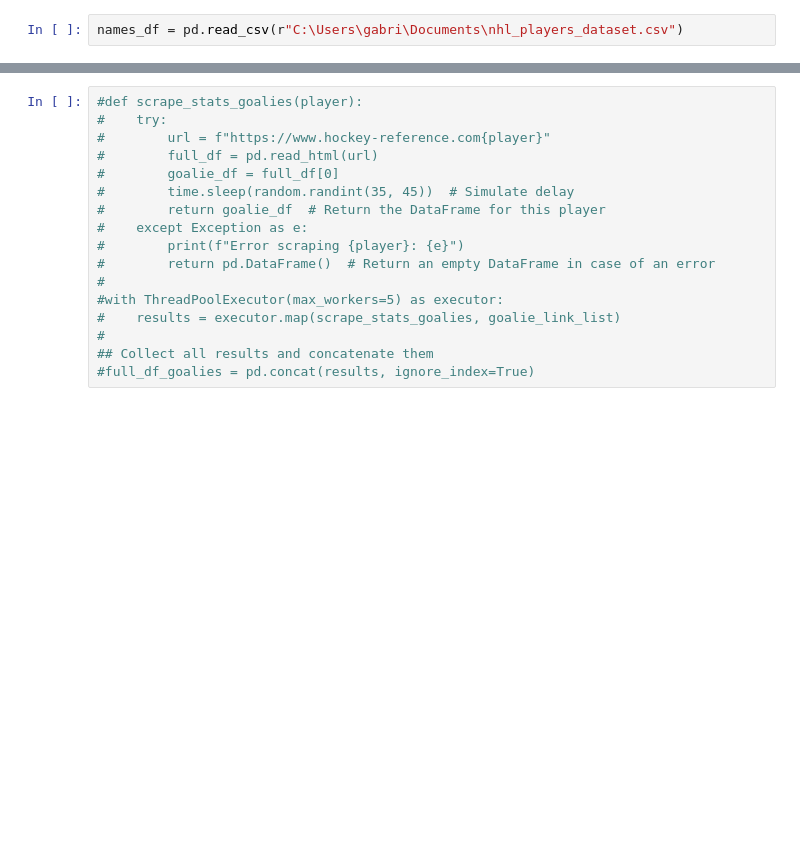
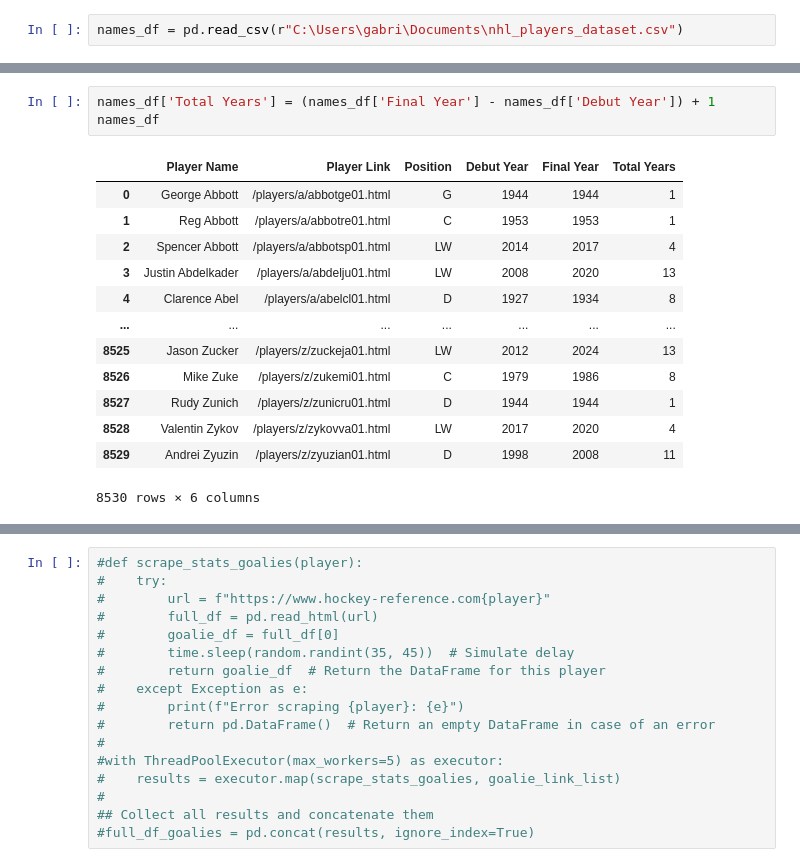
Before and after one commit to GabrielSpagnuolo15/Personal_Work, a Jupyter notebook: Hockey_Analytics_Challenge/hockey-reference_player_stats.ipynb, the cells around one changed output, grey strips where cells are left out. Cells and saved outputs as stored; diff of their text form; blank space fills up the shorter version.

```diff
--- a/Hockey_Analytics_Challenge/hockey-reference_player_stats.ipynb
+++ b/Hockey_Analytics_Challenge/hockey-reference_player_stats.ipynb
@@ -25,0 +28,17 @@ names_df.head()
+# %%
+names_df['Total Years'] = (names_df['Final Year'] - names_df['Debut Year']) + 1
+names_df
+# %% [output]
+|  | Player Name | Player Link | Position | Debut Year | Final Year | Total Years |
+| 0 | George Abbott | /players/a/abbotge01.html | G | 1944 | 1944 | 1 |
+| 1 | Reg Abbott | /players/a/abbotre01.html | C | 1953 | 1953 | 1 |
+| 2 | Spencer Abbott | /players/a/abbotsp01.html | LW | 2014 | 2017 | 4 |
+| 3 | Justin Abdelkader | /players/a/abdelju01.html | LW | 2008 | 2020 | 13 |
+| 4 | Clarence Abel | /players/a/abelcl01.html | D | 1927 | 1934 | 8 |
+| ... | ... | ... | ... | ... | ... | ... |
+| 8525 | Jason Zucker | /players/z/zuckeja01.html | LW | 2012 | 2024 | 13 |
+| 8526 | Mike Zuke | /players/z/zukemi01.html | C | 1979 | 1986 | 8 |
+| 8527 | Rudy Zunich | /players/z/zunicru01.html | D | 1944 | 1944 | 1 |
+| 8528 | Valentin Zykov | /players/z/zykovva01.html | LW | 2017 | 2020 | 4 |
+| 8529 | Andrei Zyuzin | /players/z/zyuzian01.html | D | 1998 | 2008 | 11 |
+8530 rows × 6 columns
```
Also changed, not shown: parts of 14 cells of this notebook.
